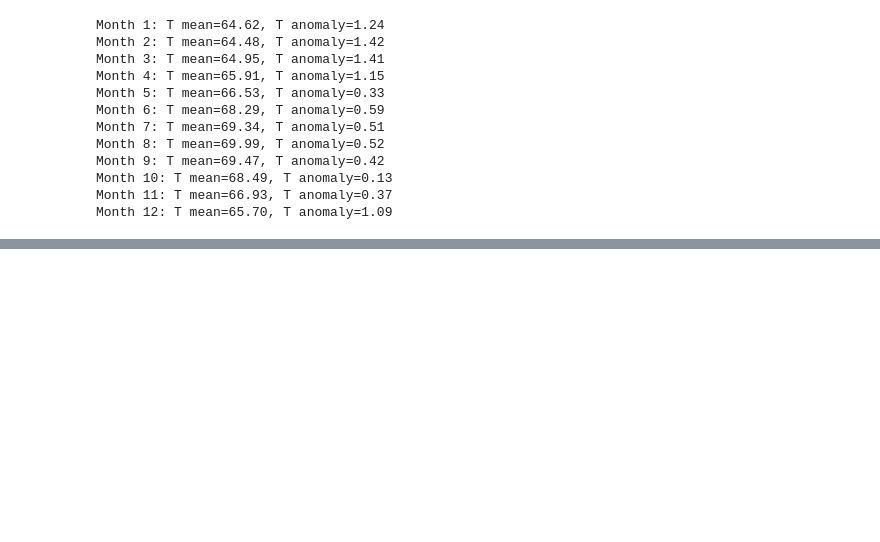
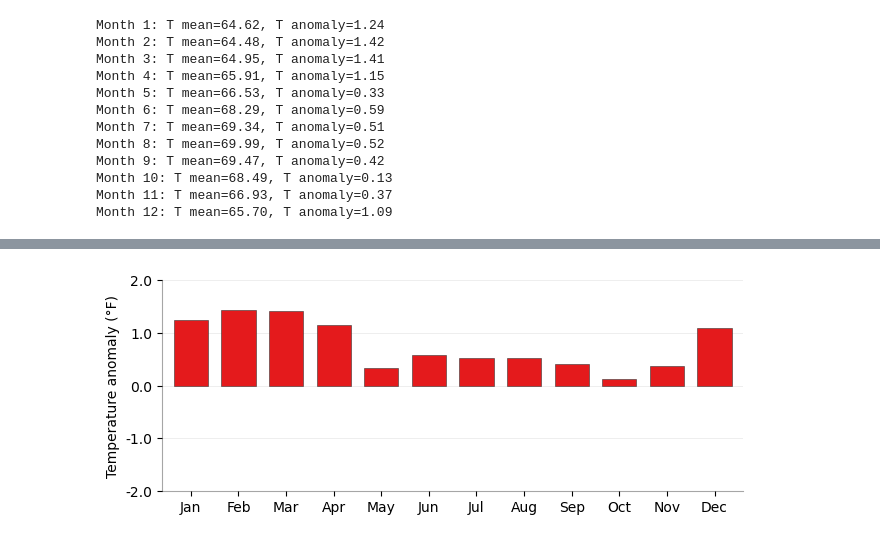
Before and after one commit to cherryleh/climate-summary, a Jupyter notebook: dews-hawaii-app/scripts/2025-summary/chart.ipynb, the cells around one changed output, grey strips where cells are left out. Drawn from its saved outputs; the diff is of its cells as text; code cells hidden in the pictures; blank space fills up the shorter version.

```diff
--- a/dews-hawaii-app/scripts/2025-summary/chart.ipynb
+++ b/dews-hawaii-app/scripts/2025-summary/chart.ipynb
@@ -91,0 +187,80 @@ Month 12: T mean=65.70, T anomaly=1.09
+# %%
+import pandas as pd
+import numpy as np
+
+path = "../../public/climate-summary/monthly_anomaly_summary.csv"
+df = pd.read_csv(path)
+
+# normalize column names
+df.columns = [c.lower() for c in df.columns]
+
+# detect month + rainfall anomaly columns
+month_col = "month"
+value_col = "t_anomaly"
+
+# coerce + sort
+df[month_col] = pd.to_numeric(df[month_col], errors="coerce")
+df[value_col] = pd.to_numeric(df[value_col], errors="coerce")
+df = df.dropna(subset=[month_col, value_col]).sort_values(month_col)
+
+# month labels
+month_names = ["Jan","Feb","Mar","Apr","May","Jun","Jul","Aug","Sep","Oct","Nov","Dec"]
+x = df[month_col].astype(int).to_numpy()
+labels = [month_names[m-1] if 1 <= m <= 12 else str(m) for m in x]
+y = df[value_col].to_numpy()
+
+# figure sized for a PDF column
+fig, ax = plt.subplots(figsize=(6.6, 3.2))
+ax.set_axisbelow(True)
+# ax.grid(axis="y", linewidth=0.6, alpha=0.25)
+
+
+ax.grid(axis="y", linewidth=0.6, alpha=0.25)
+# diverging bars
+pos = y >= 0
+
+wet_color = "C0"        # Matplotlib default blue
+dry_color = "#E41A1C"   # complementary red (not orange, not too dark)
+
+ax.bar(x[pos],  y[pos],  width=0.72, color=dry_color, edgecolor="0.2", linewidth=0.4)
+ax.bar(x[~pos], y[~pos], width=0.72, color=wet_color, edgecolor="0.2", linewidth=0.4)
+
+ax.set_xlim(0.4, 12.6)
+ax.set_xticks(x)
+ax.set_xticklabels(labels)
+ax.set_ylabel("Temperature anomaly (°F)")
+# ax.set_title("Monthly rainfall anomaly", loc="left", weight="bold")
+# ax.text(
+#     0.0, 1.02,
+#     "Positive = wetter than normal, negative = drier than normal",
+#     transform=ax.transAxes,
+#     ha="left", va="bottom",
+#     fontsize=9, color="0.35"
+# )
+
+# nice symmetric y-limits + ticks
+y_absmax = float(max(abs(y.min()), abs(y.max()), 1.0))
+step = 1
+ylim = (int((y_absmax / step) + 1) * step)
+
+ticks = np.arange(-ylim, ylim + step, step)
+ticks = ticks[ticks != 0]
+ax.set_yticks(ticks)
+
+ax.set_ylim(-ylim, ylim)
+ax.yaxis.set_major_locator(MultipleLocator(step))
+ax.yaxis.set_major_formatter(FuncFormatter(lambda v, pos: f"{v:.1f}"))
+
+# clean spines
+ax.spines["top"].set_visible(False)
+ax.spines["right"].set_visible(False)
+ax.spines["left"].set_alpha(0.35)
+ax.spines["bottom"].set_alpha(0.35)
+
+fig.subplots_adjust(left=0.10, right=0.98, top=0.88, bottom=0.22)
+
+# fig.savefig("monthly_rainfall_anomaly.pdf", bbox_inches="tight")
+# fig.savefig("monthly_rainfall_anomaly.png", dpi=300, bbox_inches="tight")
+plt.show()
+# %% [output]
+[figure, added]
```
Also changed, not shown: parts of 2 cells of this notebook, 30 other files.
